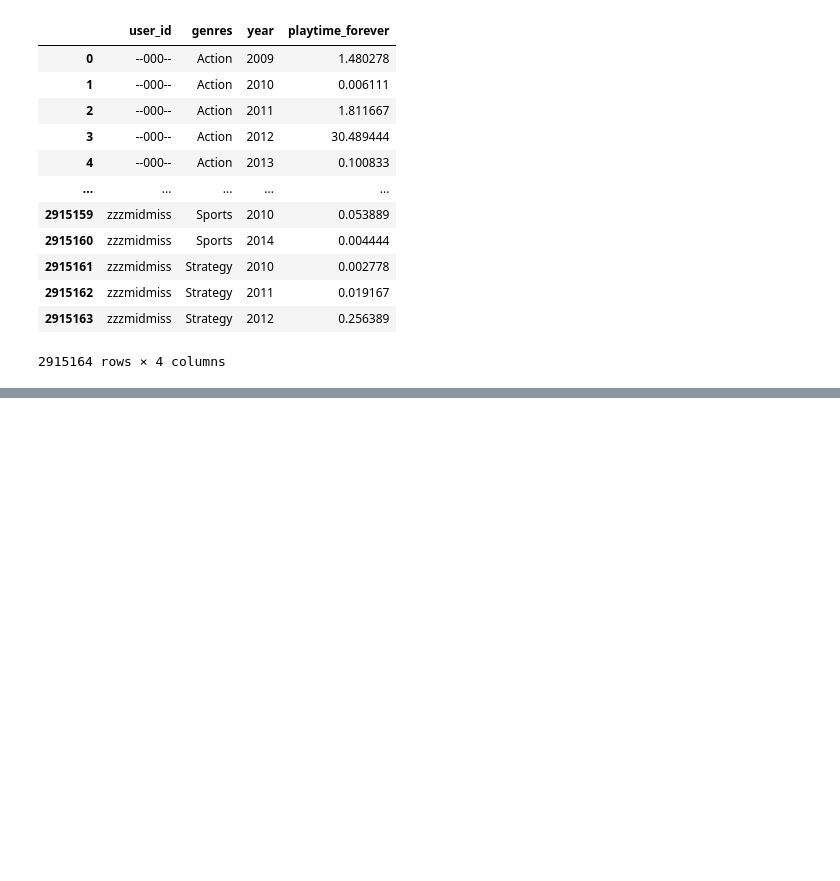
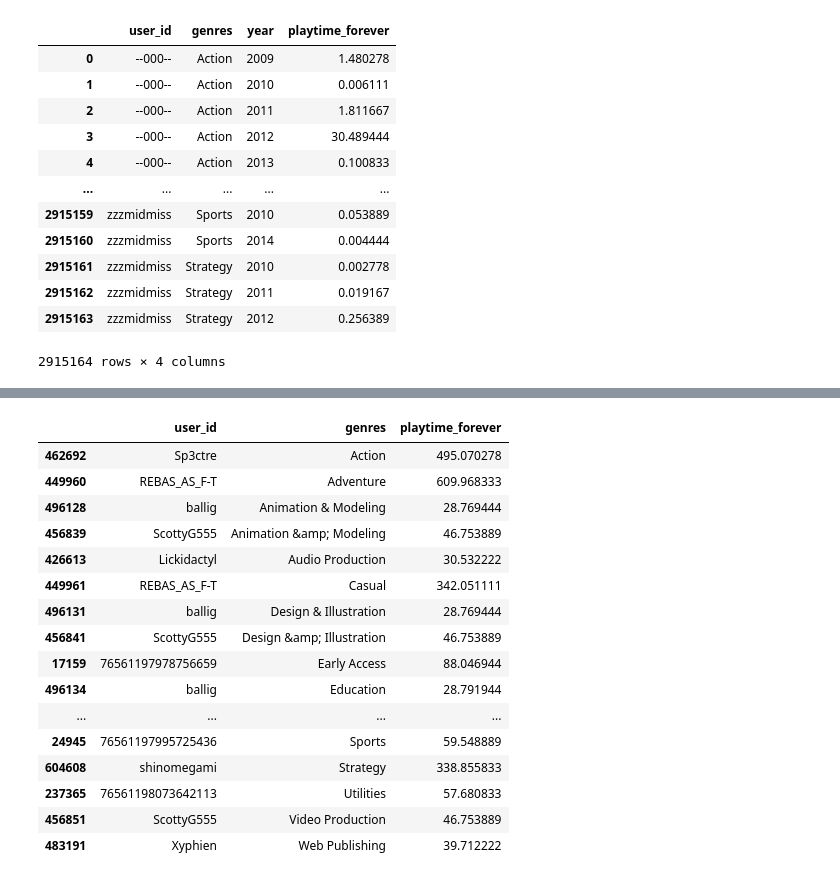
Before and after one commit to FabianRecalde/MachineLearning_Steam, a Jupyter notebook: datasets_auxiliares.ipynb, the cells around one changed output, grey strips where cells are left out. Cells and saved outputs as stored; diff of their text form; code cells hidden in the pictures; blank space fills up the shorter version.

Commit message:
correccion de dataset auxiliar user_total_playtime_general

```diff
--- a/datasets_auxiliares.ipynb
+++ b/datasets_auxiliares.ipynb
@@ -140,3 +140,8 @@ user_total_playtime_general
 | 2915162 | zzzmidmiss | Strategy | 2011 | 0.019167 |
 | 2915163 | zzzmidmiss | Strategy | 2012 | 0.256389 |
 2915164 rows × 4 columns
+# %%
+# Calcular la máxima cantidad de tiempo jugado para cada combinación única de user_id y genres en el dataframe user_total_playtime_general.
+max_playtime = user_total_playtime_general.groupby(['user_id','genres'])['playtime_forever'].sum().reset_index()
+
+max_playtime
@@ -142,0 +162,27 @@ user_total_playtime_general
+# %%
+# Obtener los índices de las filas con las máximas horas jugadas para cada género
+indices_max_playtime = max_playtime.groupby('genres')['playtime_forever'].idxmax()
+
+# Seleccionar las filas con esos índices
+max_playtime_highest_per_genre = max_playtime.loc[indices_max_playtime]
+
+# Mostrar el DataFrame resultante
+max_playtime_highest_per_genre
+# %% [output]
+|  | user_id | genres | playtime_forever |
+| 462692 | Sp3ctre | Action | 495.070278 |
+| 449960 | REBAS_AS_F-T | Adventure | 609.968333 |
+| 496128 | ballig | Animation & Modeling | 28.769444 |
+| 456839 | ScottyG555 | Animation &amp; Modeling | 46.753889 |
+| 426613 | Lickidactyl | Audio Production | 30.532222 |
+| 449961 | REBAS_AS_F-T | Casual | 342.051111 |
+| 496131 | ballig | Design & Illustration | 28.769444 |
+| 456841 | ScottyG555 | Design &amp; Illustration | 46.753889 |
+| 17159 | 76561197978756659 | Early Access | 88.046944 |
+| 496134 | ballig | Education | 28.791944 |
+| ... | ... | ... | ... |
+| 24945 | 76561197995725436 | Sports | 59.548889 |
+| 604608 | shinomegami | Strategy | 338.855833 |
+| 237365 | 76561198073642113 | Utilities | 57.680833 |
+| 456851 | ScottyG555 | Video Production | 46.753889 |
+| 483191 | Xyphien | Web Publishing | 39.712222 |
```
Also changed, not shown: parts of 2 cells of this notebook, 1 other file.
